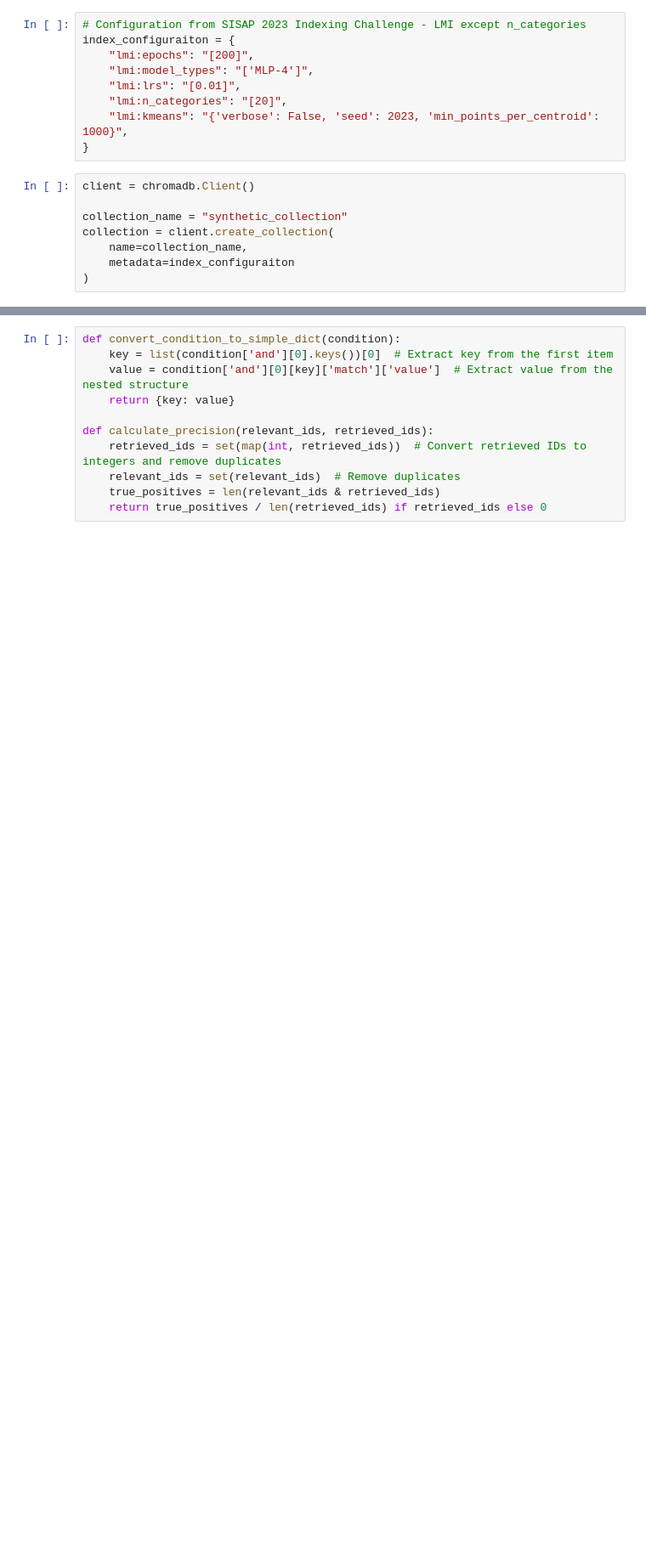
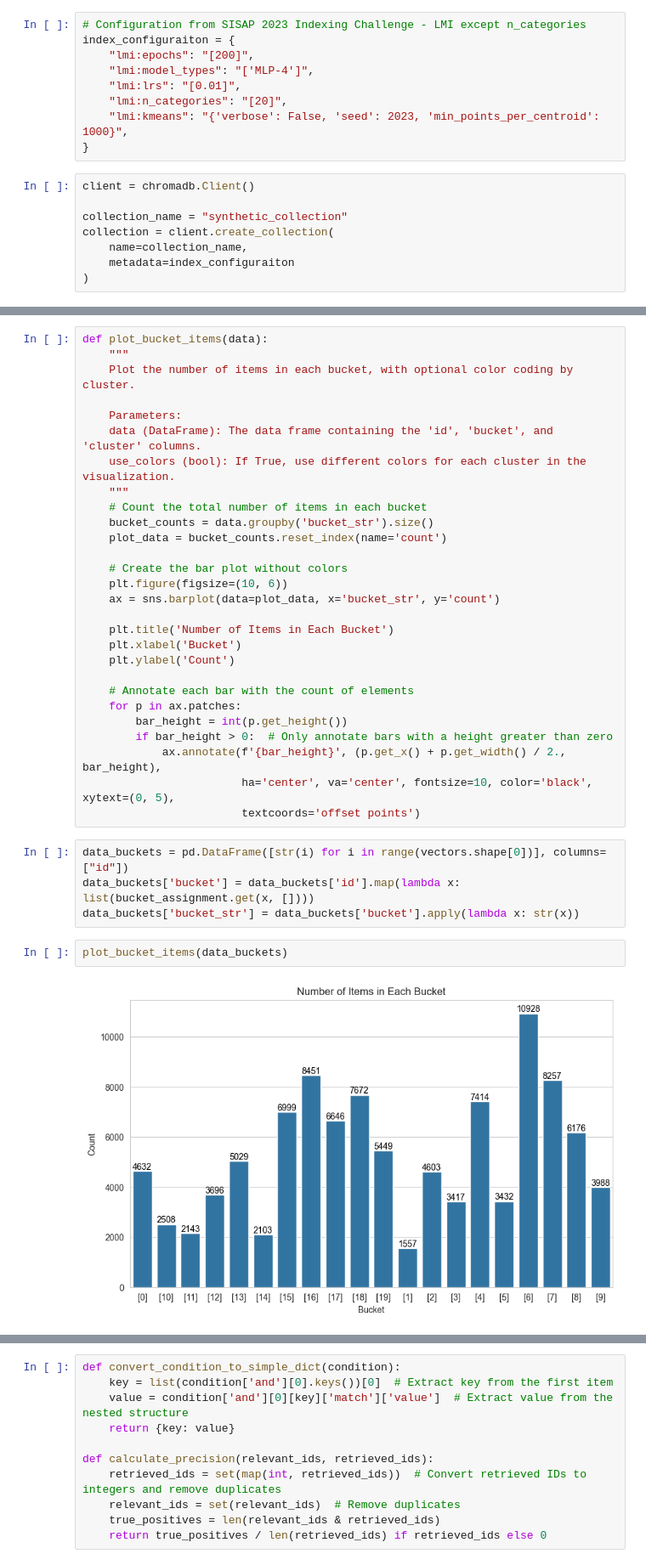
Before and after one commit to Zovi343/lvd, a Jupyter notebook: lmi_examples/query_hm.ipynb, the cells around one changed output, grey strips where cells are left out. Shown at 85% size. Drawn from its saved outputs; the diff is of its cells as text; blank space fills up the shorter version.

```diff
--- a/lmi_examples/query_hm.ipynb
+++ b/lmi_examples/query_hm.ipynb
@@ -95,0 +154,36 @@ bucket_assignment = collection.build_index()
+# %%
+def plot_bucket_items(data):
+    """
+    Plot the number of items in each bucket, with optional color coding by cluster.
+
+    Parameters:
+    data (DataFrame): The data frame containing the 'id', 'bucket', and 'cluster' columns.
+    use_colors (bool): If True, use different colors for each cluster in the visualization.
+    """
+    # Count the total number of items in each bucket
+    bucket_counts = data.groupby('bucket_str').size()
+    plot_data = bucket_counts.reset_index(name='count')
+
+    # Create the bar plot without colors
+    plt.figure(figsize=(10, 6))
+    ax = sns.barplot(data=plot_data, x='bucket_str', y='count')
+
+    plt.title('Number of Items in Each Bucket')
+    plt.xlabel('Bucket')
+    plt.ylabel('Count')
+
+    # Annotate each bar with the count of elements
+    for p in ax.patches:
+        bar_height = int(p.get_height())
+        if bar_height > 0:  # Only annotate bars with a height greater than zero
+            ax.annotate(f'{bar_height}', (p.get_x() + p.get_width() / 2., bar_height),
+                        ha='center', va='center', fontsize=10, color='black', xytext=(0, 5),
+                        textcoords='offset points')
+# %%
+data_buckets = pd.DataFrame([str(i) for i in range(vectors.shape[0])], columns=["id"])
+data_buckets['bucket'] = data_buckets['id'].map(lambda x: list(bucket_assignment.get(x, [])))
+data_buckets['bucket_str'] = data_buckets['bucket'].apply(lambda x: str(x))
+# %%
+plot_bucket_items(data_buckets)
+# %% [output]
+[figure, added]
```
Also changed, not shown: parts of 25 cells of this notebook, 1 other file.
